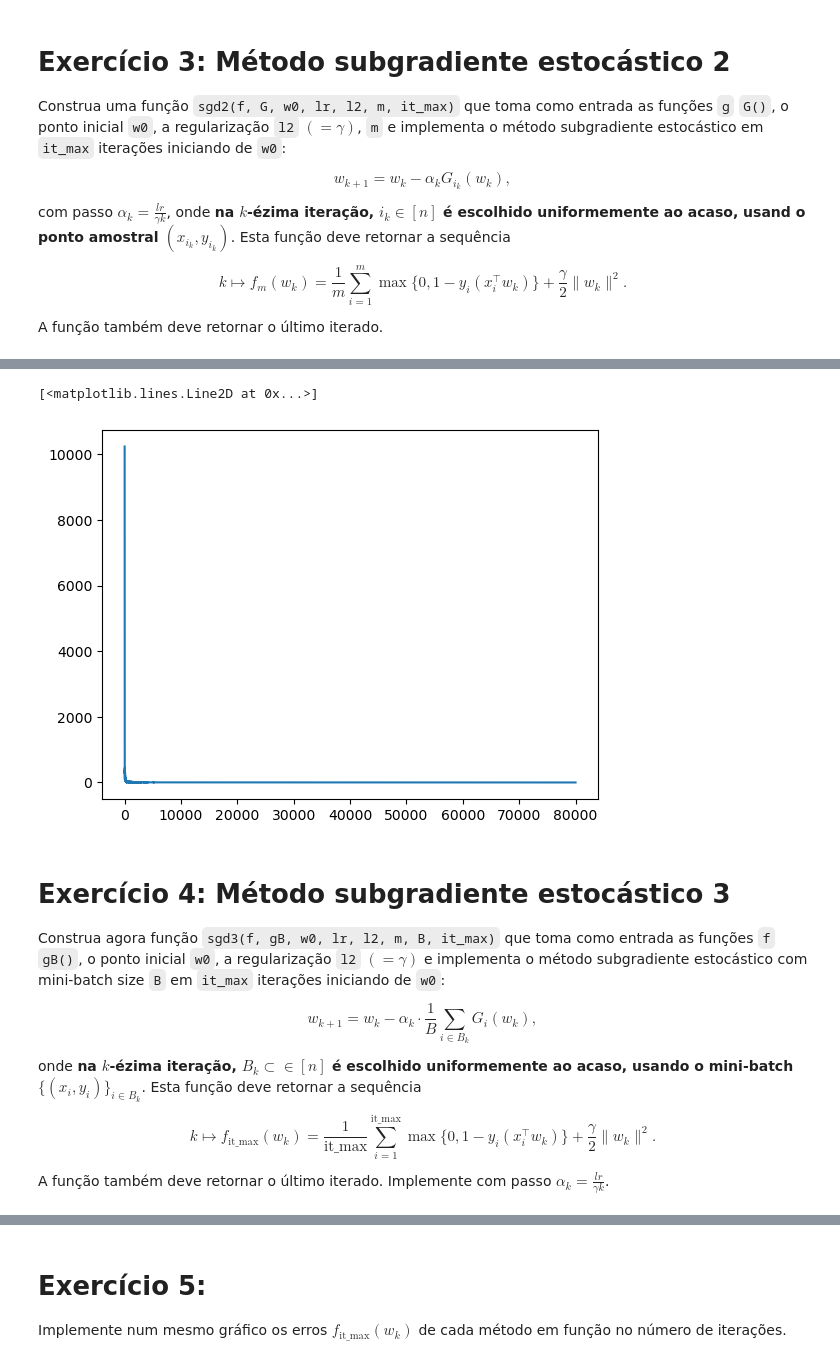
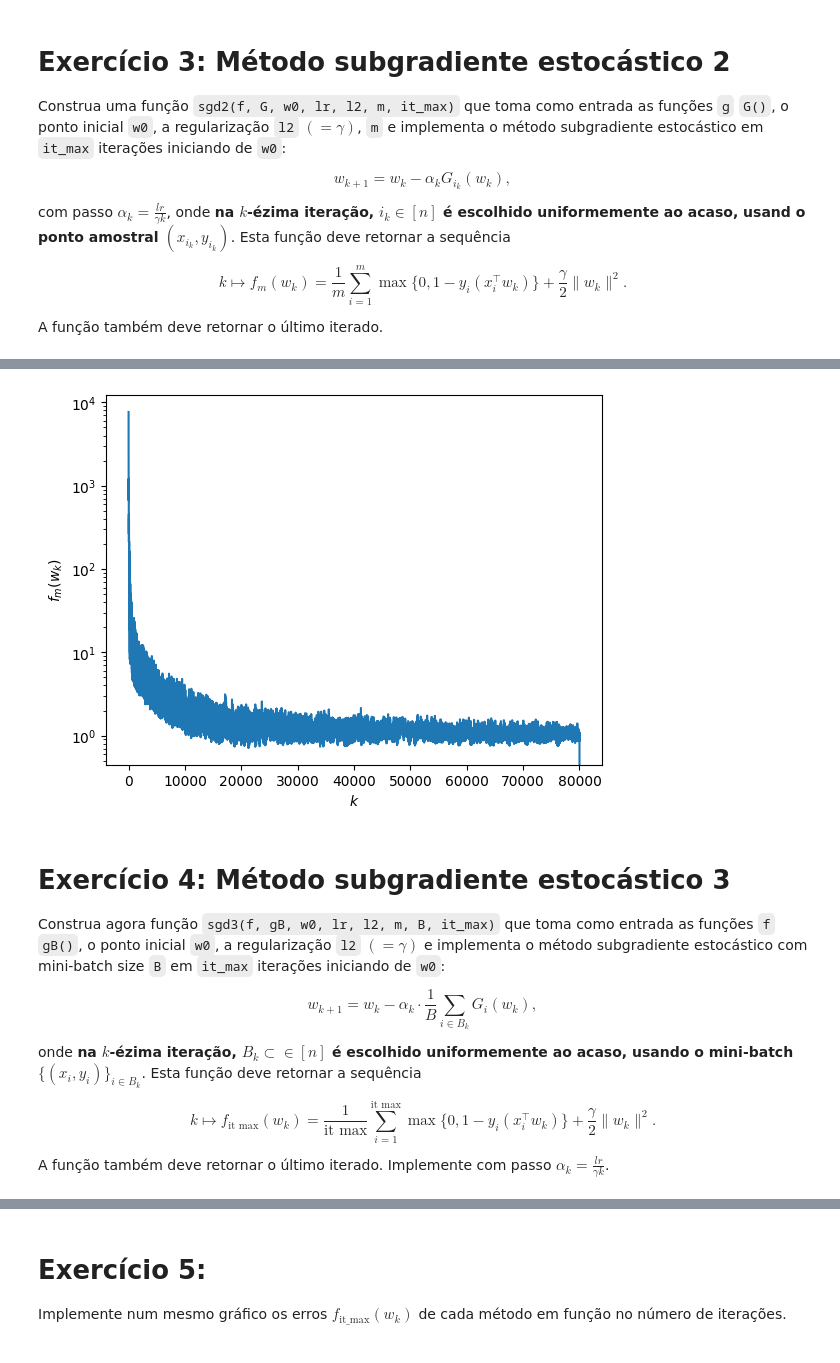
Before and after one commit to d4ruh/OCD-2026, a Jupyter notebook: projeto-02/svm.ipynb, the cells around one changed output, grey strips where cells are left out. Drawn from its saved outputs; the diff is of its cells as text; code cells hidden in the pictures.

```diff
--- a/projeto-02/svm.ipynb
+++ b/projeto-02/svm.ipynb
@@ -120,3 +155,14 @@ A função também deve retornar o último iterado.
+# %%
+#Escreva o código aqui
+def sgd2(f, G, w0, lr, l2, m, it_max, n_samples=None):
+	wk = w0.copy()
+	hist = np.zeros(it_max)
+	for k in range(1, it_max):
+		ik = rng.choice(n_samples or n)
+		wk -= (lr / (l2*k)) * G(wk, ik, l2)
+		hist[k-1] = f(wk, l2, m)
+
+	return hist, wk
 # %%
 # gradient descent
 f2 = sgd2(f, G, w0, 1e-1, l2, m, it_max)
@@ -125,8 +169,11 @@ Time execution for SGD2: 31.09957774996292
-# %%
-plt.plot(f2[0])
-# %% [output]
-[<matplotlib.lines.Line2D at 0x...>]
-[figure, removed]
+# %%
+plt.plot(f2[0])
+plt.yscale('log')
+plt.ylabel(r'$f_m(w_k)$')
+plt.xlabel(r'$k$')
+plt.show()
+# %% [output]
+[figure, added]
 # %% [markdown]
 # Exercício 4: Método subgradiente estocástico 3
 
@@ -139,7 +186,7 @@ $$
 onde **na $k$-ézima iteração, $B_k\subset\in[n]$ é escolhido uniformemente ao acaso, usando o mini-batch $\{(x_{i},y_{i})\}_{i\in B_k}$**. Esta função deve retornar a sequência
 
 $$
-k\mapsto f_{\text{it_max}}(w_k)=\frac{1}{\text{it_max}}\sum_{i=1}^{\text{it_max}} \max\{0,1-y_i(x_i^\top w_k)\} + \frac{\gamma}{2}\|w_k\|^2.
+k\mapsto f_{\text{it max}}(w_k)=\frac{1}{\text{it max}}\sum_{i=1}^{\text{it max}} \max\{0,1-y_i(x_i^\top w_k)\} + \frac{\gamma}{2}\|w_k\|^2.
 $$
 
 A função também deve retornar o último iterado. Implemente com passo $\alpha_k=\frac{lr}{\gamma k}$.
```
Also changed, not shown: parts of 30 cells of this notebook.
